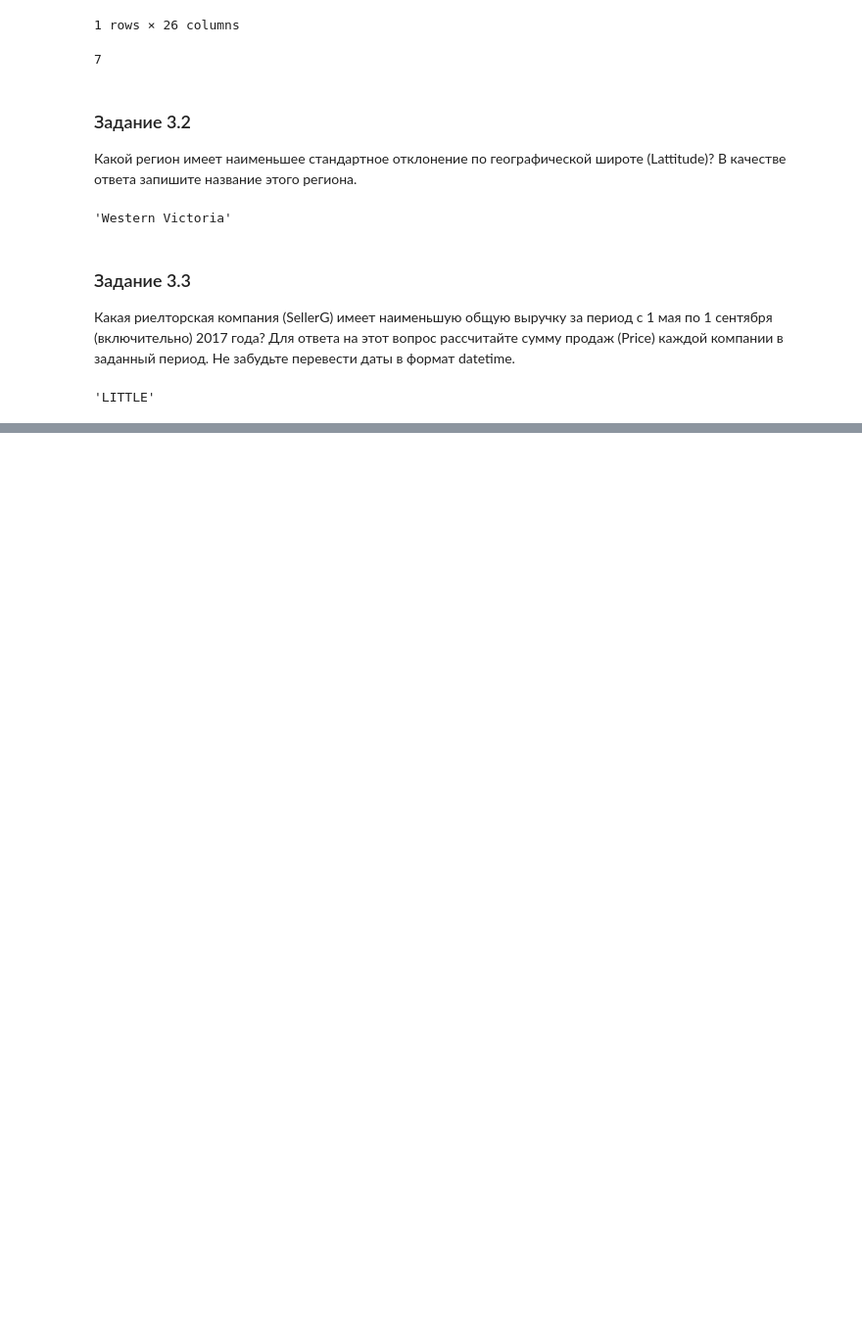
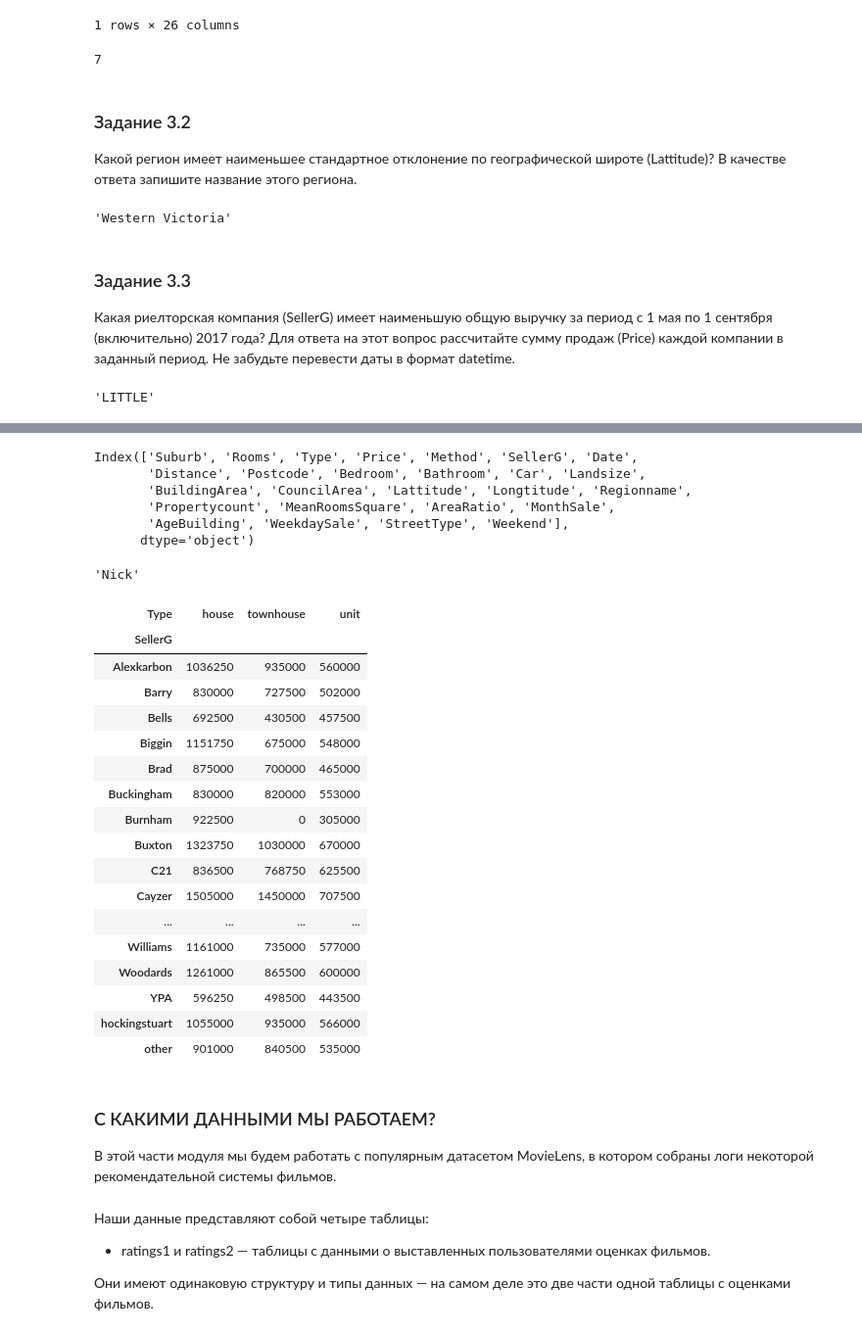
Before and after one commit to bugab0o/sfds.python12.advanced_data_manipulation_techniques_in_pandas, a Jupyter notebook: python12.ipynb, the cells around one changed output, grey strips where cells are left out. Shown at 98% size. Cells and saved outputs as stored; diff of their text form; code cells hidden in the pictures; blank space fills up the shorter version.

```diff
--- a/python12.ipynb
+++ b/python12.ipynb
@@ -403,0 +761,52 @@ total_sales_by_seller.idxmin()
+# %%
+melb_df.columns
+# %% [output]
+Index(['Suburb', 'Rooms', 'Type', 'Price', 'Method', 'SellerG', 'Date',
+       'Distance', 'Postcode', 'Bedroom', 'Bathroom', 'Car', 'Landsize',
+       'BuildingArea', 'CouncilArea', 'Lattitude', 'Longtitude', 'Regionname',
+       'Propertycount', 'MeanRoomsSquare', 'AreaRatio', 'MonthSale',
+       'AgeBuilding', 'WeekdaySale', 'StreetType', 'Weekend'],
+      dtype='object')
+# %%
+table_pivot_1 = melb_df.pivot_table(
+    values='Price',
+    index='SellerG',
+    columns='Type',
+    aggfunc='median',
+    fill_value=0
+)
+# %%
+table_pivot_1['unit'].idxmax()
+# %% [output]
+'Nick'
+# %%
+display(table_pivot_1)
+# %% [output]
+| Type | house | townhouse | unit |
+| SellerG |  |  |  |
+| Alexkarbon | 1036250 | 935000 | 560000 |
+| Barry | 830000 | 727500 | 502000 |
+| Bells | 692500 | 430500 | 457500 |
+| Biggin | 1151750 | 675000 | 548000 |
+| Brad | 875000 | 700000 | 465000 |
+| Buckingham | 830000 | 820000 | 553000 |
+| Burnham | 922500 | 0 | 305000 |
+| Buxton | 1323750 | 1030000 | 670000 |
+| C21 | 836500 | 768750 | 625500 |
+| Cayzer | 1505000 | 1450000 | 707500 |
+| ... | ... | ... | ... |
+| Williams | 1161000 | 735000 | 577000 |
+| Woodards | 1261000 | 865500 | 600000 |
+| YPA | 596250 | 498500 | 443500 |
+| hockingstuart | 1055000 | 935000 | 566000 |
+| other | 901000 | 840500 | 535000 |
+# %% [markdown]
+### С КАКИМИ ДАННЫМИ МЫ РАБОТАЕМ?
+
+В этой части модуля мы будем работать с популярным датасетом MovieLens, в котором собраны логи некоторой рекомендательной системы фильмов.
+# %% [markdown]
+Наши данные представляют собой четыре таблицы:
+
+ - ratings1 и ratings2 — таблицы с данными о выставленных пользователями оценках фильмов.
+
+Они имеют одинаковую структуру и типы данных — на самом деле это две части одной таблицы с оценками фильмов.
```
Also changed, not shown: parts of 87 cells of this notebook, 4 other files.
